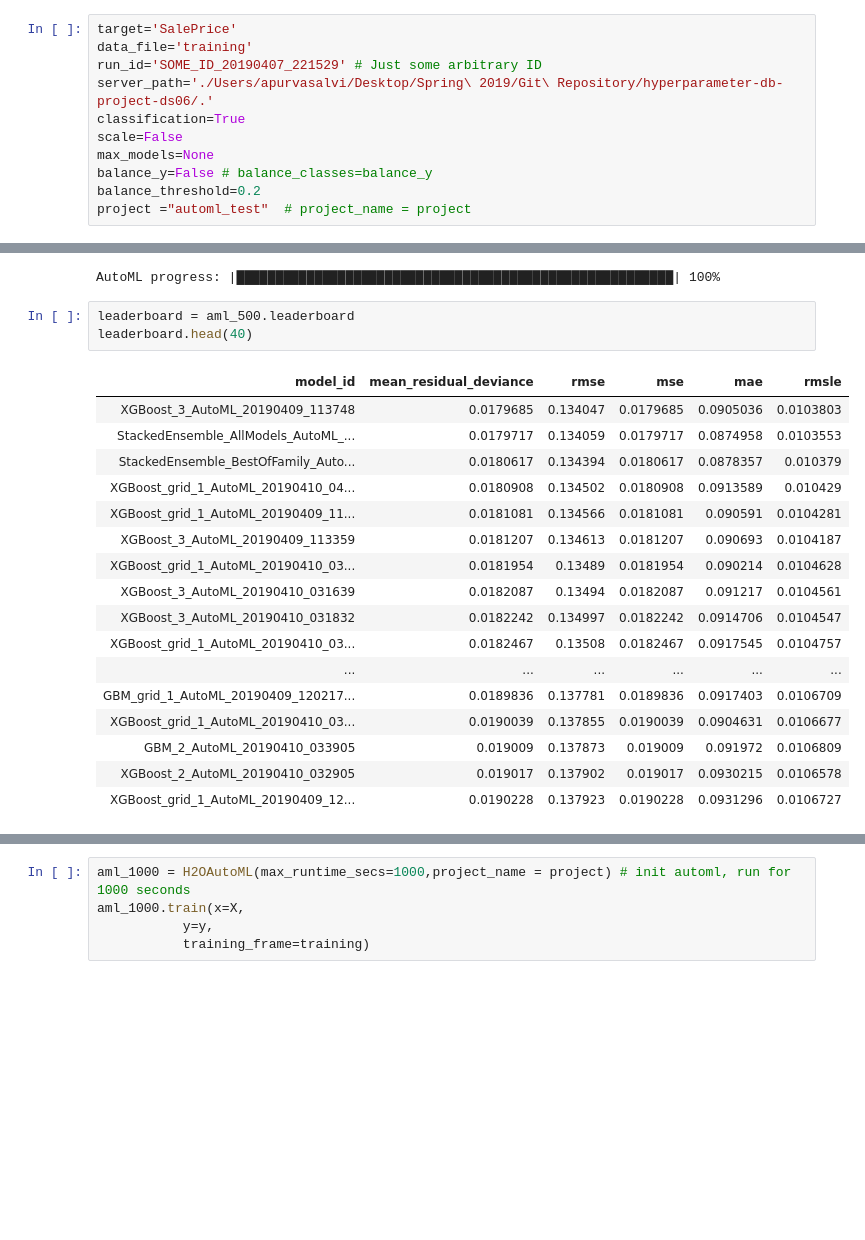
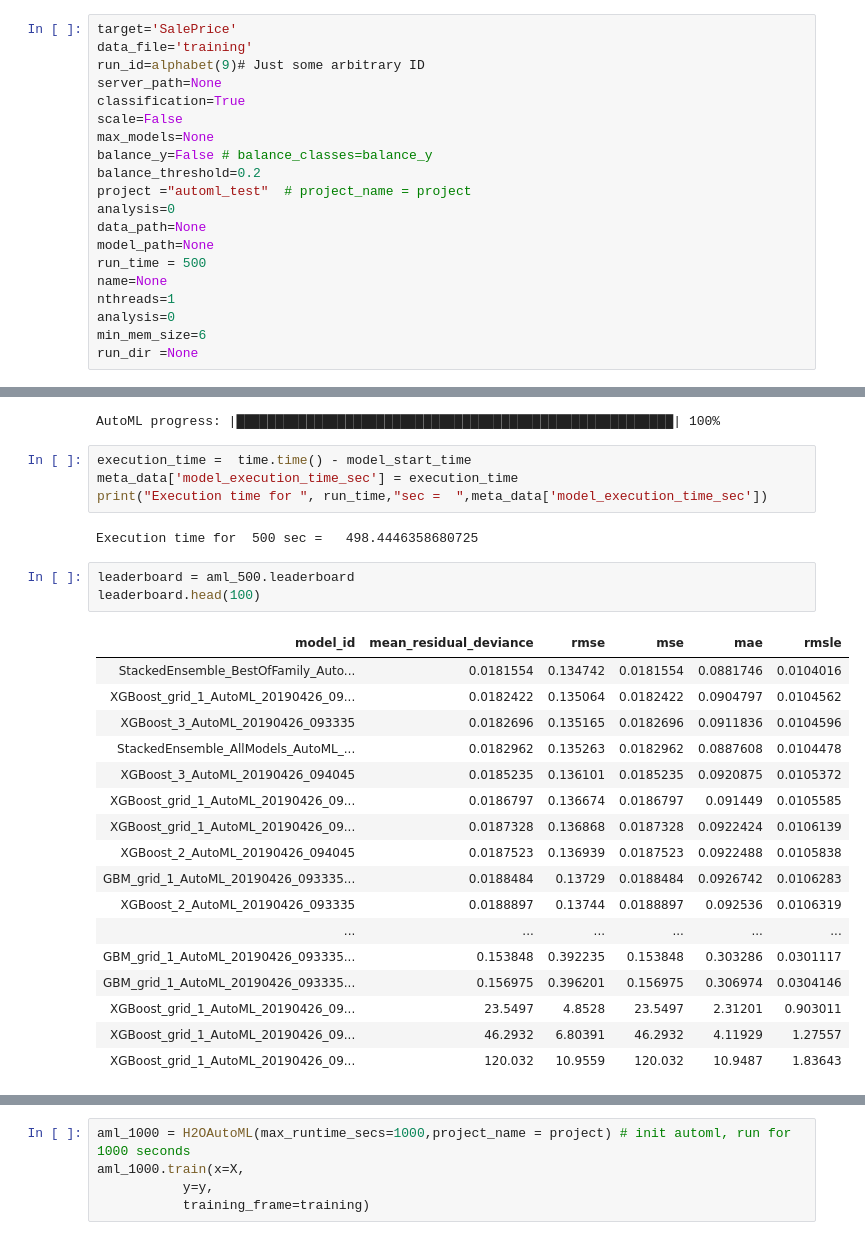
Before and after one commit to INFO6105-Spring19/hyperparameter-db-project-ds06, a Jupyter notebook: HyperparameterDB1.ipynb, the cells around one changed output, grey strips where cells are left out. Saved outputs shown, nothing was run; the diff lists cells and outputs as text; blank space fills up the shorter version.

```diff
--- a/HyperparameterDB1.ipynb
+++ b/HyperparameterDB1.ipynb
@@ -533,11 +567,20 @@ Parse progress: |█████████████████████
 # %%
 target='SalePrice'
 data_file='training'
-run_id='SOME_ID_20190407_221529' # Just some arbitrary ID
-server_path='./Users/apurvasalvi/Desktop/Spring\ 2019/Git\ Repository/hyperparameter-db-project-ds06/.'
+run_id=alphabet(9)# Just some arbitrary ID
+server_path=None
 classification=True
 scale=False
 max_models=None
 balance_y=False # balance_classes=balance_y
 balance_threshold=0.2
 project ="automl_test"  # project_name = project
+analysis=0
+data_path=None
+model_path=None
+run_time = 500
+name=None
+nthreads=1
+analysis=0
+min_mem_size=6
+run_dir =None
@@ -564,24 +621,30 @@ aml_500.train(x=X,
            training_frame=training)
 # %% [output]
 AutoML progress: |████████████████████████████████████████████████████████| 100%
+# %%
+execution_time =  time.time() - model_start_time
+meta_data['model_execution_time_sec'] = execution_time
+print("Execution time for ", run_time,"sec =  ",meta_data['model_execution_time_sec'])
+# %% [output]
+Execution time for  500 sec =   498.4446358680725
 # %%
 leaderboard = aml_500.leaderboard
-leaderboard.head(40)
+leaderboard.head(100)
 # %% [output]
 | model_id | mean_residual_deviance | rmse | mse | mae | rmsle |
-| XGBoost_3_AutoML_20190409_113748 | 0.0179685 | 0.134047 | 0.0179685 | 0.0905036 | 0.0103803 |
-| StackedEnsemble_AllModels_AutoML_... | 0.0179717 | 0.134059 | 0.0179717 | 0.0874958 | 0.0103553 |
-| StackedEnsemble_BestOfFamily_Auto... | 0.0180617 | 0.134394 | 0.0180617 | 0.0878357 | 0.010379 |
-| XGBoost_grid_1_AutoML_20190410_04... | 0.0180908 | 0.134502 | 0.0180908 | 0.0913589 | 0.010429 |
-| XGBoost_grid_1_AutoML_20190409_11... | 0.0181081 | 0.134566 | 0.0181081 | 0.090591 | 0.0104281 |
-| XGBoost_3_AutoML_20190409_113359 | 0.0181207 | 0.134613 | 0.0181207 | 0.090693 | 0.0104187 |
-| XGBoost_grid_1_AutoML_20190410_03... | 0.0181954 | 0.13489 | 0.0181954 | 0.090214 | 0.0104628 |
-| XGBoost_3_AutoML_20190410_031639 | 0.0182087 | 0.13494 | 0.0182087 | 0.091217 | 0.0104561 |
-| XGBoost_3_AutoML_20190410_031832 | 0.0182242 | 0.134997 | 0.0182242 | 0.0914706 | 0.0104547 |
-| XGBoost_grid_1_AutoML_20190410_03... | 0.0182467 | 0.13508 | 0.0182467 | 0.0917545 | 0.0104757 |
+| StackedEnsemble_BestOfFamily_Auto... | 0.0181554 | 0.134742 | 0.0181554 | 0.0881746 | 0.0104016 |
+| XGBoost_grid_1_AutoML_20190426_09... | 0.0182422 | 0.135064 | 0.0182422 | 0.0904797 | 0.0104562 |
+| XGBoost_3_AutoML_20190426_093335 | 0.0182696 | 0.135165 | 0.0182696 | 0.0911836 | 0.0104596 |
+| StackedEnsemble_AllModels_AutoML_... | 0.0182962 | 0.135263 | 0.0182962 | 0.0887608 | 0.0104478 |
+| XGBoost_3_AutoML_20190426_094045 | 0.0185235 | 0.136101 | 0.0185235 | 0.0920875 | 0.0105372 |
+| XGBoost_grid_1_AutoML_20190426_09... | 0.0186797 | 0.136674 | 0.0186797 | 0.091449 | 0.0105585 |
+| XGBoost_grid_1_AutoML_20190426_09... | 0.0187328 | 0.136868 | 0.0187328 | 0.0922424 | 0.0106139 |
+| XGBoost_2_AutoML_20190426_094045 | 0.0187523 | 0.136939 | 0.0187523 | 0.0922488 | 0.0105838 |
+| GBM_grid_1_AutoML_20190426_093335... | 0.0188484 | 0.13729 | 0.0188484 | 0.0926742 | 0.0106283 |
+| XGBoost_2_AutoML_20190426_093335 | 0.0188897 | 0.13744 | 0.0188897 | 0.092536 | 0.0106319 |
 | ... | ... | ... | ... | ... | ... |
-| GBM_grid_1_AutoML_20190409_120217... | 0.0189836 | 0.137781 | 0.0189836 | 0.0917403 | 0.0106709 |
-| XGBoost_grid_1_AutoML_20190410_03... | 0.0190039 | 0.137855 | 0.0190039 | 0.0904631 | 0.0106677 |
-| GBM_2_AutoML_20190410_033905 | 0.019009 | 0.137873 | 0.019009 | 0.091972 | 0.0106809 |
-| XGBoost_2_AutoML_20190410_032905 | 0.019017 | 0.137902 | 0.019017 | 0.0930215 | 0.0106578 |
-| XGBoost_grid_1_AutoML_20190409_12... | 0.0190228 | 0.137923 | 0.0190228 | 0.0931296 | 0.0106727 |
+| GBM_grid_1_AutoML_20190426_093335... | 0.153848 | 0.392235 | 0.153848 | 0.303286 | 0.0301117 |
+| GBM_grid_1_AutoML_20190426_093335... | 0.156975 | 0.396201 | 0.156975 | 0.306974 | 0.0304146 |
+| XGBoost_grid_1_AutoML_20190426_09... | 23.5497 | 4.8528 | 23.5497 | 2.31201 | 0.903011 |
+| XGBoost_grid_1_AutoML_20190426_09... | 46.2932 | 6.80391 | 46.2932 | 4.11929 | 1.27557 |
+| XGBoost_grid_1_AutoML_20190426_09... | 120.032 | 10.9559 | 120.032 | 10.9487 | 1.83643 |
```
Also changed, not shown: parts of 179 cells of this notebook, 40 other files.
